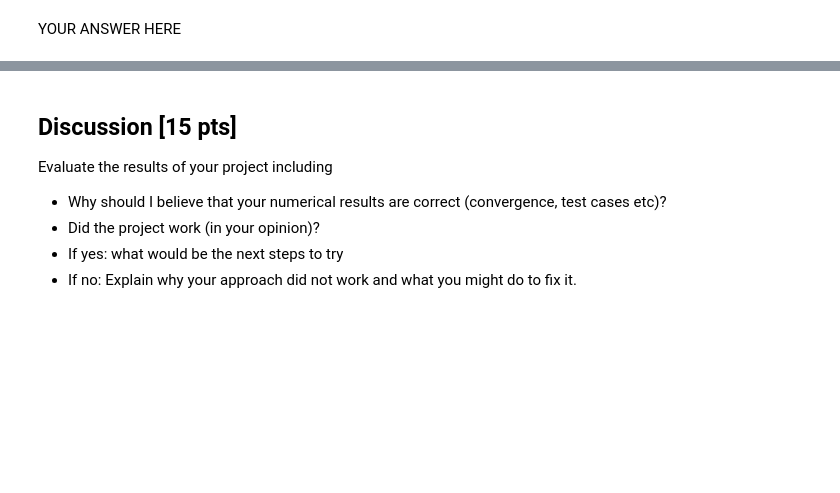
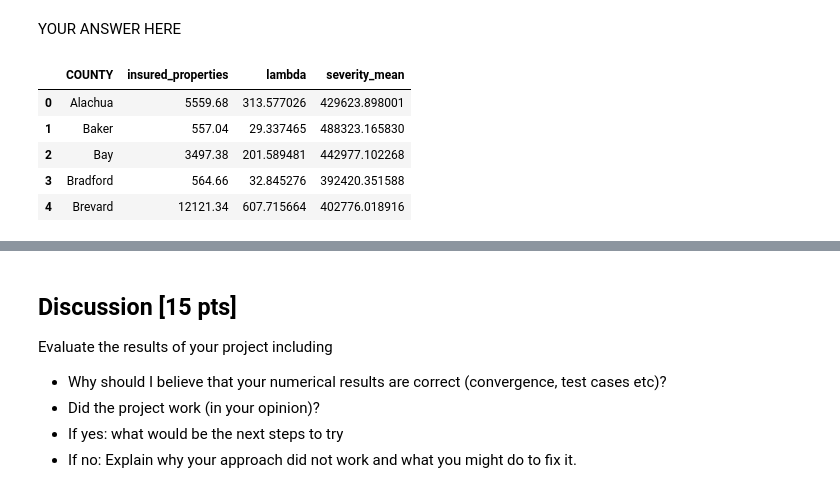
Before and after one commit to junomarques17/numerical_methods_project, a Jupyter notebook: project.ipynb, the cells around one changed output, grey strips where cells are left out. Saved outputs shown, nothing was run; the diff lists cells and outputs as text; code cells hidden in the pictures; blank space fills up the shorter version.

```diff
--- a/project.ipynb
+++ b/project.ipynb
@@ -176,3 +182,9 @@ For at least one routine you code below, you should provide a test block (e.g. u
 An **important** component of any computational paper is to demonstrate to yourself and others that your code is producing correct results.
 # %% [markdown]
 YOUR ANSWER HERE
+# %%
+# Global Variables
+MARKET_SHARE = 0.05 # percent of households in a state that the insurer covers
+AVERAGE_HOUSEHOLD_SIZE = 2.5 # US average (reference 3)
+BASE_RATE = 1 / 18  # US average annual claim probability per property (reference 2)
+NUM_TRIALS = 10000  # Monte Carlo draws per county/state
@@ -178,0 +239,90 @@ YOUR ANSWER HERE
+# %%
+# Computational stage 1: Parameter estimation and perturbation for underlying claim distributions
+def fit_glm_baselines(location):
+    """
+    The previous synthetic baselines are now replaced by the fitted GLM means, incorporating both exposure and county risk scores.
+    """
+    df = location["df_glm"].copy()
+
+    # Frequency GLM (Poisson)
+    y_freq = df["lambda_base"]
+
+    X_freq = sm.add_constant(df[["risk_scaled"]])
+
+    freq_model = sm.GLM(
+        y_freq,
+        X_freq,
+        family=sm.families.Poisson(),
+        offset=np.log(df["insured_properties"])
+    )
+
+    freq_results = freq_model.fit()
+
+    df["lambda_base"] = freq_results.fittedvalues.clip(lower=0.01)
+
+    # Severity GLM (Gamma)
+    y_sev = df["severity_mean"]
+    X_sev = sm.add_constant(df[["risk_scaled"]])
+
+    sev_model = sm.GLM(
+        y_sev,
+        X_sev,
+        family=sm.families.Gamma(sm.families.links.log())
+    )
+
+    sev_results = sev_model.fit()
+
+    # Replace severity mean with fitted mean
+    df["severity_mean"] = sev_results.fittedvalues.clip(lower=1000)
+
+    # Store results (useful for diagnostics section)
+    location["df_glm"] = df
+    location["glm_results"] = {
+        "frequency": freq_results,
+        "severity": sev_results
+    }
+
+    return location
+
+def perturb_county_level_parameters(location, perturb_std_lambda=0.05, perturb_std_severity=0.1, random_state=None):
+    """
+    Produce county-level stochastic frequency (lambda) and severity.
+
+    Args:
+        location: dict containing df_glm
+        perturb_std_lambda: relative std dev for lambda perturbation (5% default)
+        perturb_std_severity: relative std dev for severity perturbation (10% default)
+        random_state: seed for reproducibility
+    """
+    rng = np.random.default_rng(random_state)
+    df = location["df_glm"].copy()
+
+    # Perturb lambda around base
+    df["lambda"] = df["lambda_base"] * (1 + rng.normal(0, perturb_std_lambda, size=len(df)))
+    df["lambda"] = df["lambda"].clip(lower=0.01)  # prevent negative lambda
+
+    # Perturb severity around mean
+    df["severity_mean"] = df["severity_mean"] * (1 + rng.normal(0, perturb_std_severity, size=len(df)))
+    df["severity_mean"] = df["severity_mean"].clip(lower=1000)  # prevent absurdly low severity
+
+
+    location["df_sim"] = df
+    return location
+
+# Apply GLM to both states
+FLORIDA = fit_glm_baselines(FLORIDA)
+WASHINGTON = fit_glm_baselines(WASHINGTON)
+
+# Apply stochastic perturbations now
+FLORIDA = perturb_county_level_parameters(FLORIDA, random_state=42)
+WASHINGTON = perturb_county_level_parameters(WASHINGTON, random_state=42)
+
+# Quick check of lambda and severity parameters after stochastic perturbation
+FLORIDA["df_sim"][["COUNTY", "insured_properties", "lambda", "severity_mean"]].head()
+# %% [output]
+|  | COUNTY | insured_properties | lambda | severity_mean |
+| 0 | Alachua | 5559.68 | 313.577026 | 429623.898001 |
+| 1 | Baker | 557.04 | 29.337465 | 488323.165830 |
+| 2 | Bay | 3497.38 | 201.589481 | 442977.102268 |
+| 3 | Bradford | 564.66 | 32.845276 | 392420.351588 |
+| 4 | Brevard | 12121.34 | 607.715664 | 402776.018916 |
```
Also changed, not shown: parts of 9 cells of this notebook, 1 other file.
